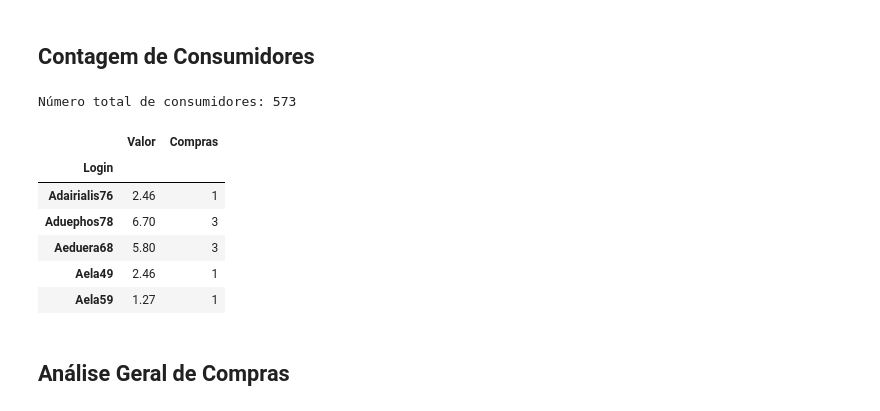
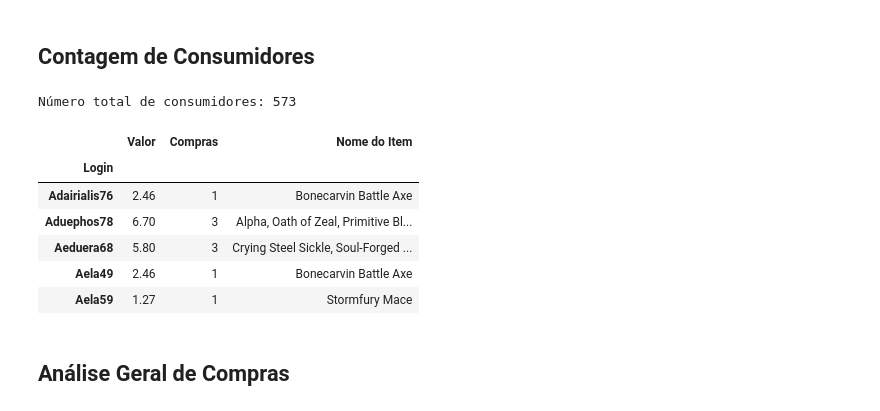
Before and after one commit to lucasOlivio/Fundamentos_analise_dados, a Jupyter notebook: python_fundamentos_analise_dados/DSA_challenge/mission_5/buy_analysis.ipynb, the cells around one changed output. Drawn from its saved outputs; the diff is of its cells as text; code cells hidden in the pictures.

```diff
--- a/python_fundamentos_analise_dados/DSA_challenge/mission_5/buy_analysis.ipynb
+++ b/python_fundamentos_analise_dados/DSA_challenge/mission_5/buy_analysis.ipynb
@@ -20,25 +20,26 @@ purchase_file.head()
 # %%
 purchase_grouped = purchase_file.groupby("Login").agg(
     {
         'Valor': 'sum',
-        'Compras': 'sum'
+        'Compras': 'sum',
+        'Nome do Item': lambda x: ', '.join(x)
     }
 )
 
 total_consumers = len(purchase_grouped)
 
 print(f'Número total de consumidores: {total_consumers}')
 
 purchase_grouped.head()
 # %% [output]
 Número total de consumidores: 573
-|  | Valor | Compras |
-| Login |  |  |
-| Adairialis76 | 2.46 | 1 |
-| Aduephos78 | 6.70 | 3 |
-| Aeduera68 | 5.80 | 3 |
-| Aela49 | 2.46 | 1 |
-| Aela59 | 1.27 | 1 |
+|  | Valor | Compras | Nome do Item |
+| Login |  |  |  |
+| Adairialis76 | 2.46 | 1 | Bonecarvin Battle Axe |
+| Aduephos78 | 6.70 | 3 | Alpha, Oath of Zeal, Primitive Bl... |
+| Aeduera68 | 5.80 | 3 | Crying Steel Sickle, Soul-Forged ... |
+| Aela49 | 2.46 | 1 | Bonecarvin Battle Axe |
+| Aela59 | 1.27 | 1 | Stormfury Mace |
 # %% [markdown]
 ## Análise Geral de Compras
 # %%
```
Also changed, not shown: parts of 4 cells of this notebook, 7 other files.
